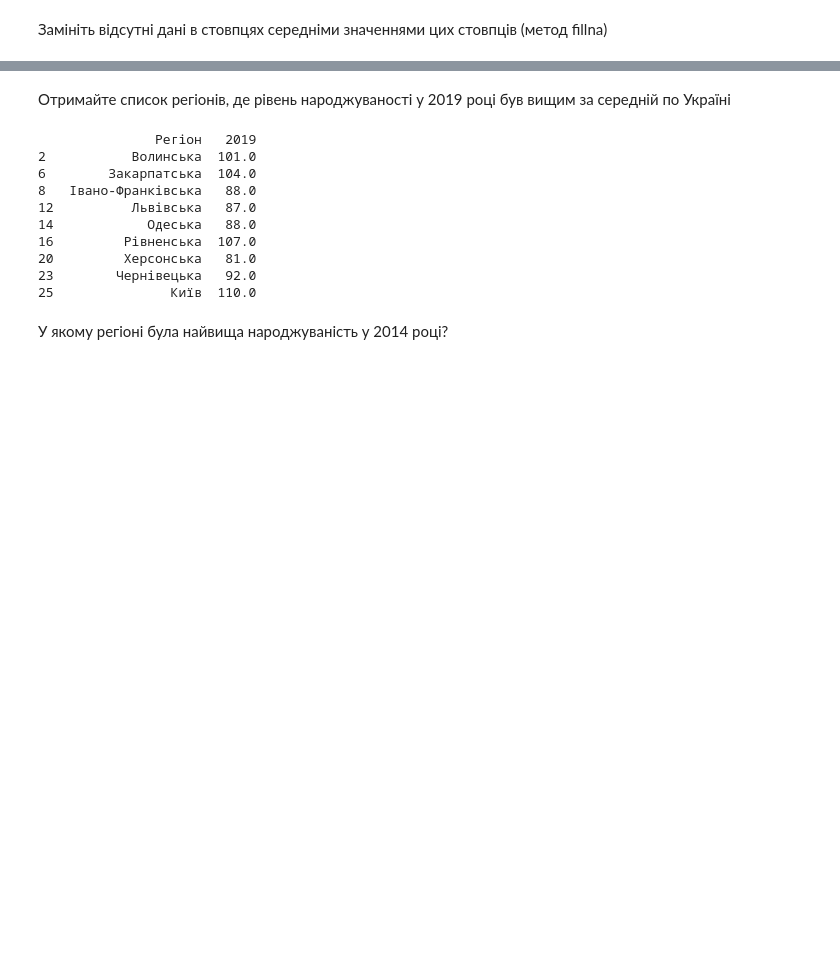
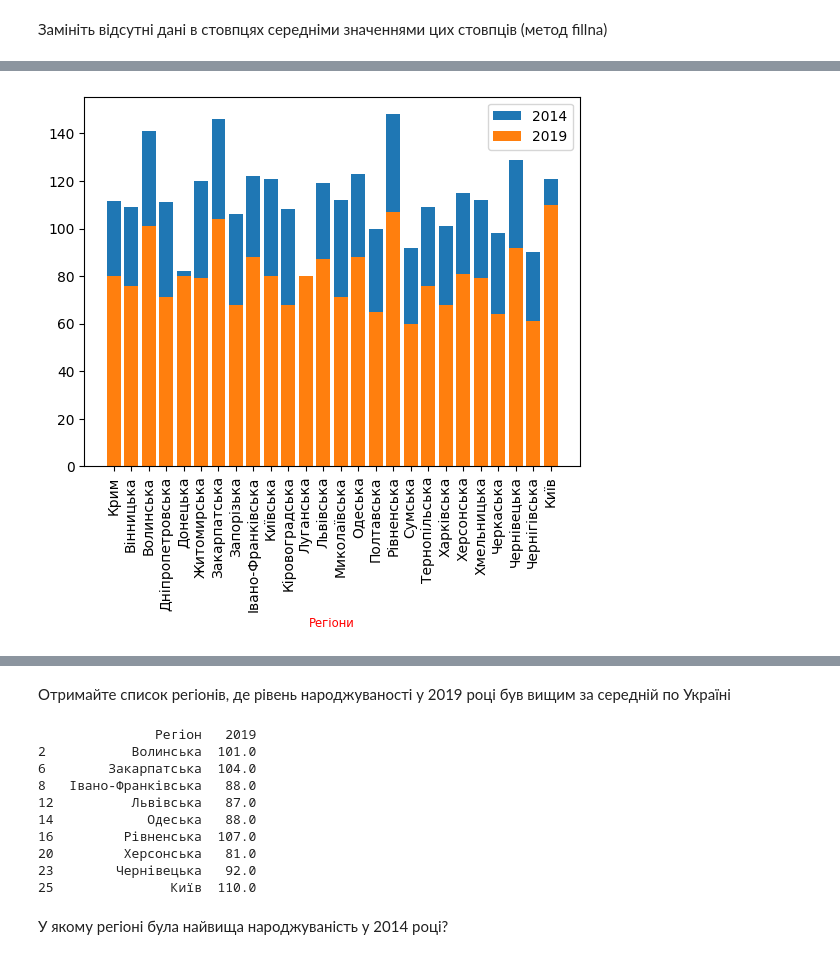
Before and after one commit to Unfeir/DS, a Jupyter notebook: Hw2_1.ipynb, the cells around one changed output, grey strips where cells are left out. Drawn from its saved outputs; the diff is of its cells as text; code cells hidden in the pictures; blank space fills up the shorter version.

```diff
--- a/Hw2_1.ipynb
+++ b/Hw2_1.ipynb
@@ -162,0 +146,13 @@ df
+# %%
+import matplotlib.pyplot as plt
+y1 = df['2019']
+y2 = df['2014']
+x = df['Регіон']
+plt.bar(x, y2, label="2014")
+plt.bar(x, y1, label="2019")
+plt.xlabel('Регіони', fontsize='small', color='red')
+plt.xticks(rotation=90)
+plt.legend()
+plt.show()
+# %% [output]
+[figure, added]
```
Also changed, not shown: parts of 6 cells of this notebook.
